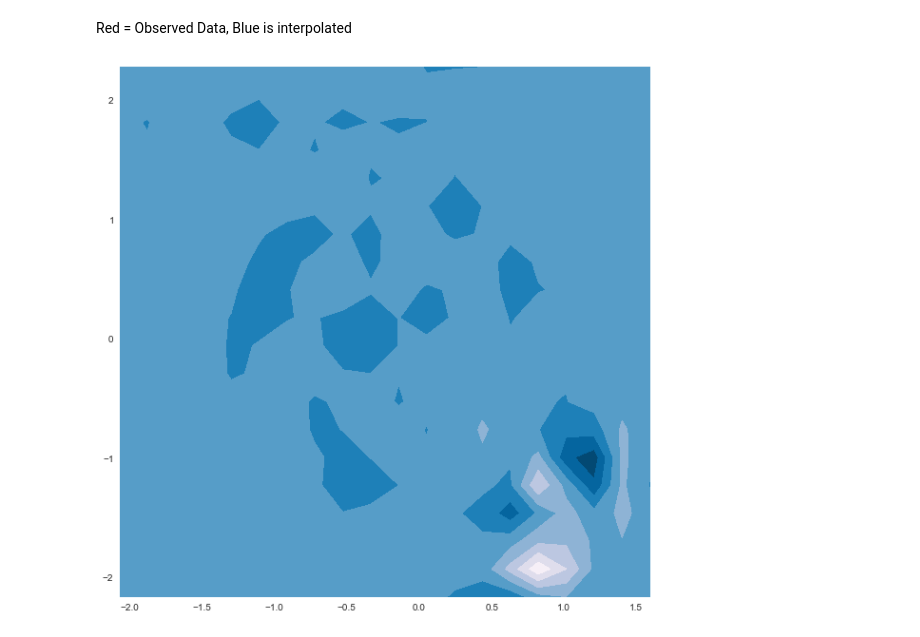
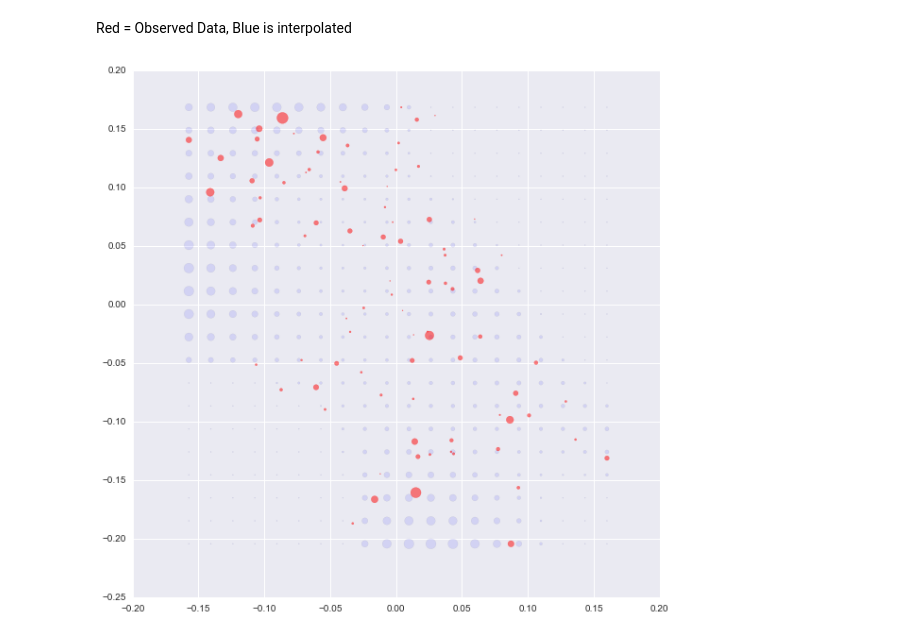
Before and after one commit to jonahwilliams/notebooks, a Jupyter notebook: independent_study/WestNileChicago.ipynb, the cells around one changed output. Saved outputs shown, nothing was run; the diff lists cells and outputs as text; code cells hidden in the pictures.

```diff
--- a/independent_study/WestNileChicago.ipynb
+++ b/independent_study/WestNileChicago.ipynb
@@ -200,10 +228,47 @@ plt.show()
 # %% [markdown]
 Red = Observed Data, Blue is interpolated
-# %%
-plt.figure(figsize=(10, 10))
-contour_mu = mu
-contour_mu.shape = (20, 20)
-plt.contourf(np.linspace(x1_min, x1_max, n), np.linspace(x2_min, x2_max, n), contour_mu, cmap="PuBu_r")
-plt.show()
-# %% [output]
-[figure, removed]
+# %%
+subset = inference[inference.time == 70]
+
+def kernel(A, B, ls=0.1):
+    kernel_matrix = np.zeros((A.shape[0], B.shape[0]), dtype=np.float64)
+    for i in xrange(len(A)):
+        for j in xrange(len(B)):
+            r = sum(np.square(A[i] - B[j]))
+            kernel_matrix[i][j] = r
+    return np.exp( -kernel_matrix / ls)
+
+N = len(subset)        # number of training points.
+n = 20                 # number of test points.
+s = 0.00001            # noise variance.
+X = subset[["hori","vert"]].values
+x1_min = min(X[:,0])
+x1_max = max(X[:,0])
+x2_max = max(X[:,1])
+x2_min = min(X[:,1])
+
+
+y = subset.NumMosquitos.values
+K = kernel(X, X)
+L = np.linalg.cholesky(K + s*np.eye(N))
+
+
+x1 = np.linspace(x1_min, x1_max, n)
+x2 = np.linspace(x2_min, x2_max, n)
+Xtest = np.array([[a, b] for a in x1 for b in x2])
+
+
+Lk = np.linalg.solve(L, kernel(X, Xtest))
+mu = np.dot(Lk.T, np.linalg.solve(L, y))
+
+# compute the variance at our test points.
+K_ = kernel(Xtest, Xtest)
+s2 = np.diag(K_) - np.sum(Lk**2, axis=0)
+s = np.sqrt(s2)
+
+plt.figure(figsize=(10, 10))
+plt.scatter(Xtest[:, 1], Xtest[:, 0], s=np.maximum(1, mu), alpha=0.1)
+plt.scatter(X[:, 1], X[:, 0], s=y, color="Red", alpha=0.5)
+plt.show()
+# %% [output]
+[figure, added]
```
Also changed, not shown: parts of 17 cells of this notebook, 1 other file.
